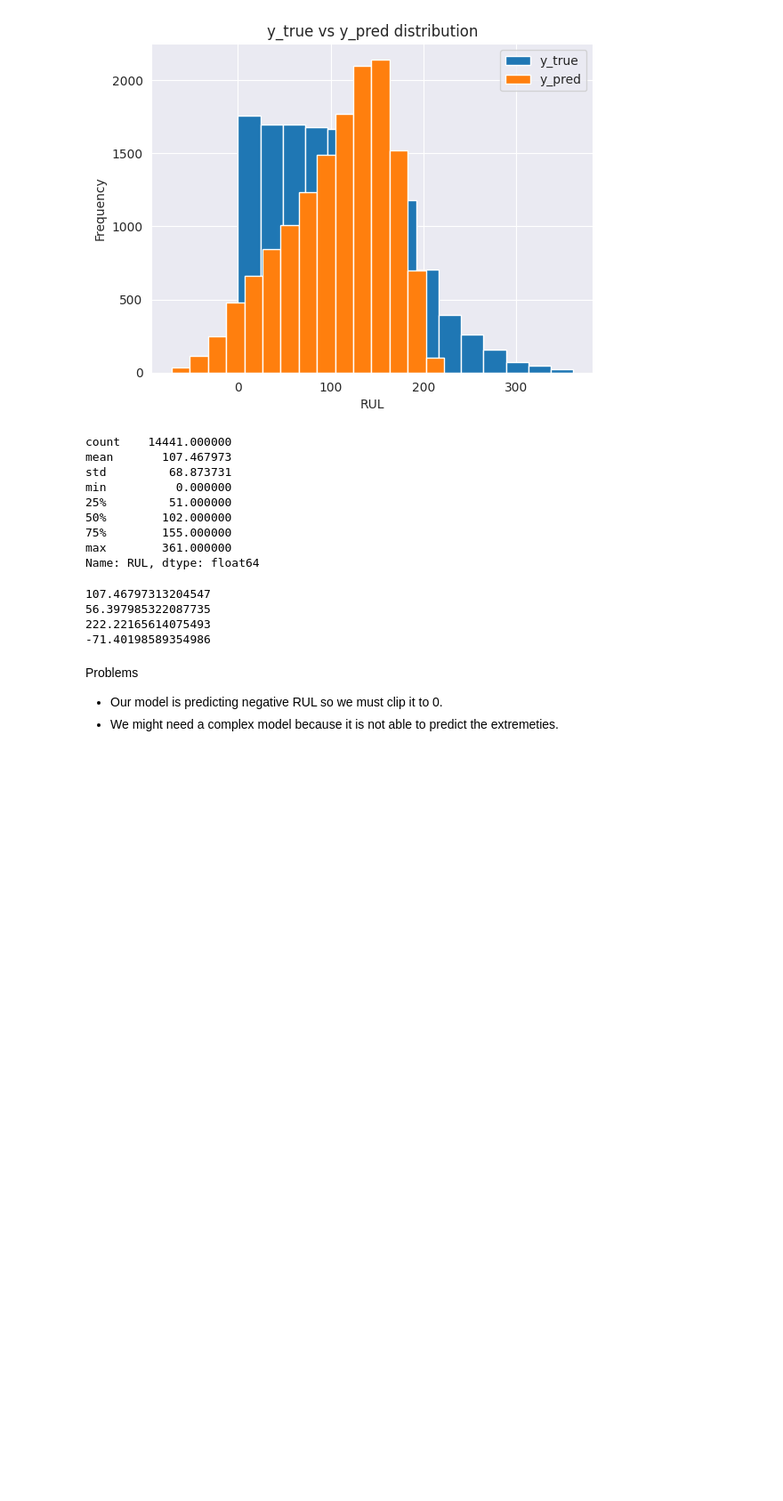
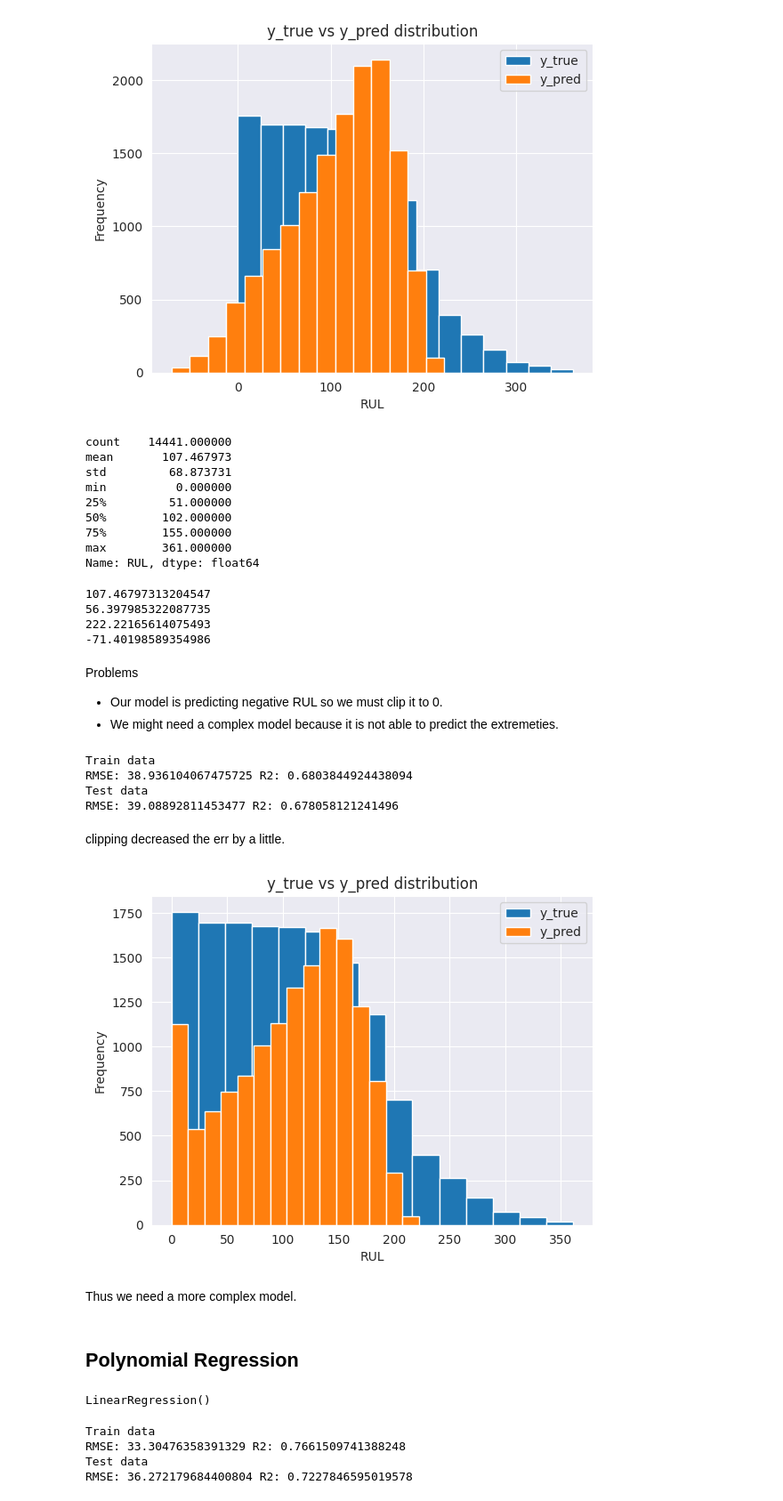
Before and after one commit to Dhairya-Arora01/predictiveMaintenance, a Jupyter notebook: Predictive_maintenance.ipynb, the cells around one changed output. Shown at 89% size. Cells and saved outputs as stored; diff of their text form; code cells hidden in the pictures; blank space fills up the shorter version.

```diff
--- a/Predictive_maintenance.ipynb
+++ b/Predictive_maintenance.ipynb
@@ -240,3 +248,36 @@ print(np.min(lr.predict(X_train)))
 Problems
 - Our model is predicting negative RUL so we must clip it to 0.
 - We might need a complex model because it is not able to predict the extremeties.
+# %%
+# clipping negative RULs to 0
+y_train_pred = lr.predict(X_train)
+y_train_pred[np.where(y_train_pred < 0)] = 0
+y_test_pred = lr.predict(X_test)
+y_test_pred[np.where(y_test_pred < 0)] = 0
+# %%
+print("Train data")
+evaluate_model(y_train, y_train_pred)
+print("Test data")
+evaluate_model(y_test, y_test_pred)
+# %% [output]
+Train data
+RMSE: 38.936104067475725 R2: 0.6803844924438094
+Test data
+RMSE: 39.08892811453477 R2: 0.678058121241496
+# %% [markdown]
+clipping decreased the err by a little.
+# %%
+def hist_compare(y_true, y_pred):
+  plt.hist(y_true, bins=15, label='y_true')
+  plt.hist(y_pred, bins=15, label='y_pred')
+  plt.xlabel('RUL')
+  plt.ylabel('Frequency')
+  plt.legend()
+  plt.title('y_true vs y_pred distribution')
+  plt.show()
+# %%
+hist_compare(y_train, y_train_pred)
+# %% [output]
+[figure, added]
+# %% [markdown]
+Thus we need a more complex model.
@@ -242,0 +288,2 @@ Problems
+# %% [markdown]
+## Polynomial Regression
@@ -242,0 +293,5 @@ Problems
+# %%
+pr = LinearRegression()
+pr.fit(X_train_poly, y_train)
+# %% [output]
+LinearRegression()
@@ -242,0 +304,10 @@ Problems
+# %%
+print("Train data")
+evaluate_model(y_train, y_train_predict)
+print("Test data")
+evaluate_model(y_test, y_test_predict)
+# %% [output]
+Train data
+RMSE: 33.30476358391329 R2: 0.7661509741388248
+Test data
+RMSE: 36.272179684400804 R2: 0.7227846595019578
```
Also changed, not shown: parts of 28 cells of this notebook.
